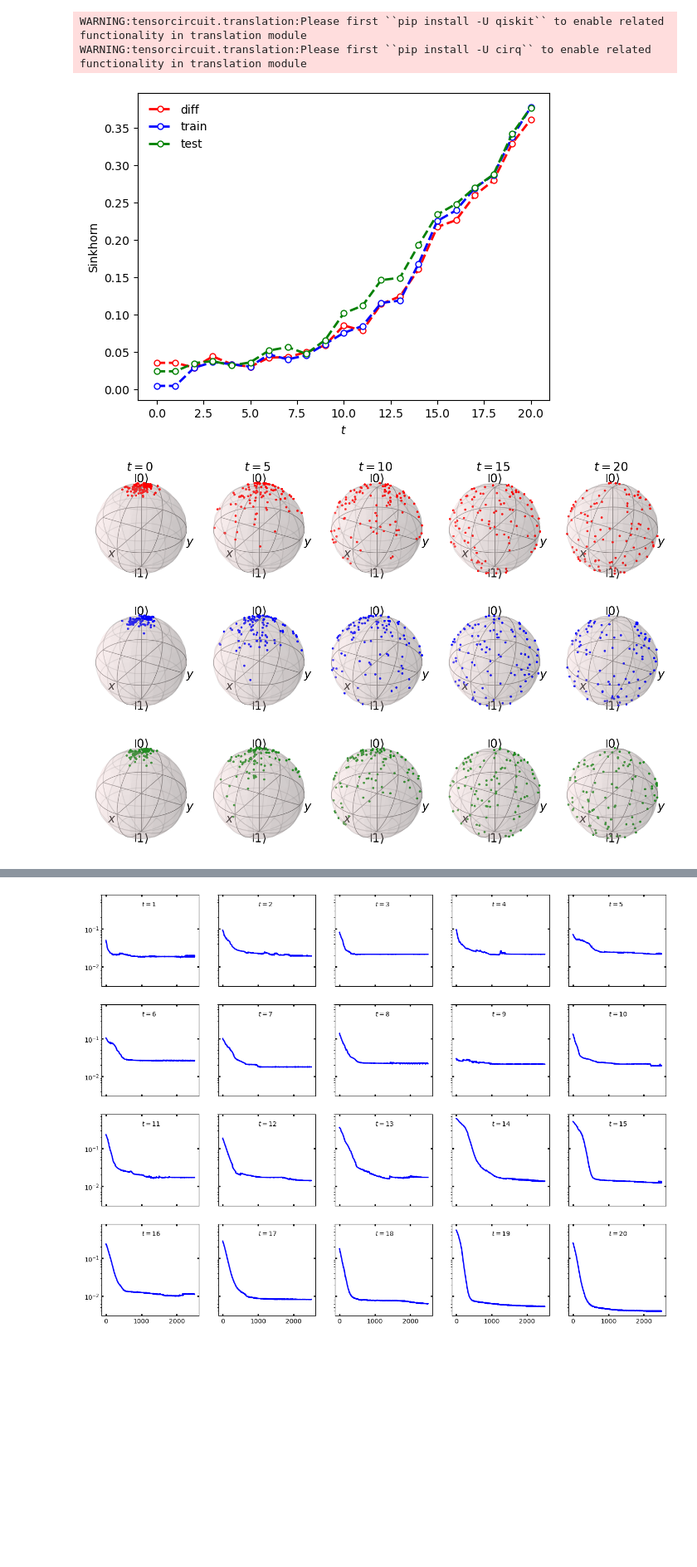
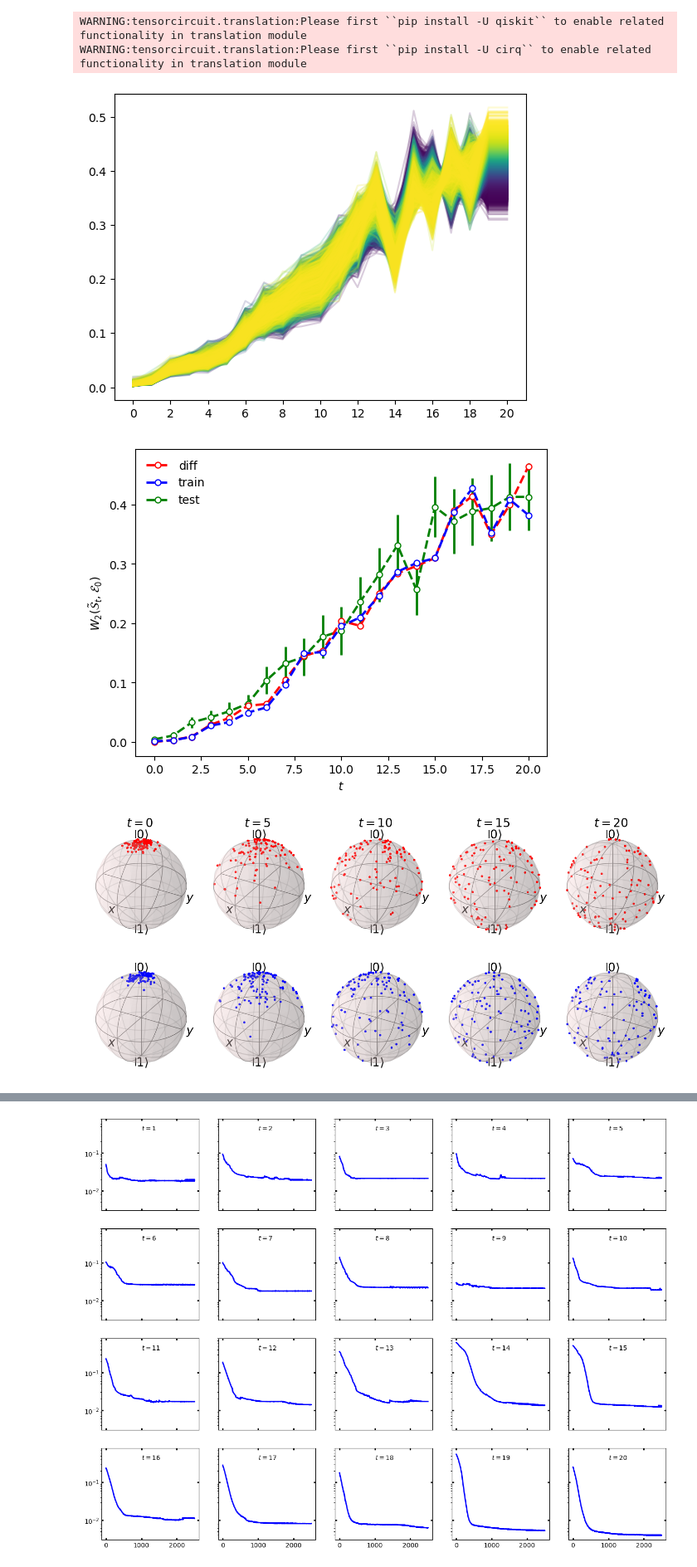
Before and after one commit to Francis-Hsu/QuantGenMdl, a Jupyter notebook: cluster_plot.ipynb, the cells around one changed output, grey strips where cells are left out. Shown at 83% size. Cells and saved outputs as stored; diff of their text form; code cells hidden in the pictures; blank space fills up the shorter version.

Commit message:
update plots for cluster data

```diff
--- a/cluster_plot.ipynb
+++ b/cluster_plot.ipynb
@@ -36,3 +37,8 @@ epochs = 1201
 
 states_diff = jnp.load('data/cluster/cluster0Diff_n1T20_N100.npy')
 params_tot = jnp.load('output/cluster0Diff_n1T20_N100_param_sink.npy')
+state_target = states_diff[0]
+
+model = QDDPM(n=n, na=na, T=T, L=L)
+inputs_T_train = HaarSampleGeneration(Ndata, 2 ** n, seed=42)
+dataset_train = model.backDataGeneration(inputs_T_train, params_tot, Ndata)
@@ -46,7 +44,0 @@ dataset_test = model.backDataGeneration(inputs_T_test, params_tot, Ndata)
-# %%
-dist_list = []
-for i in range(T + 1, 0, -1):
-    diff_dist = sinkhornDistance(inputs_T_train, states_diff[i], reg=0.001, threshold=1e-5).item()
-    train_dist = sinkhornDistance(inputs_T_train, dataset_train[i], reg=0.001, threshold=1e-5).item()
-    test_dist = sinkhornDistance(inputs_T_train, dataset_test[i], reg=0.001, threshold=1e-5).item()
-    dist_list.append([diff_dist, train_dist, test_dist])
@@ -53,45 +61,61 @@ for i in range(T + 1, 0, -1):
+# %%
+test_dist_plt = test_dist[test_dist[:, T + 1].argsort()].T
+
+fig, ax = plt.subplots()
+ax.set_prop_cycle(color=plt.cm.viridis(np.linspace(0, 1, n_test)))
+ax.plot(test_dist_plt, alpha=0.2);
+ax.set_xticks(range(0, 21, 2));
+# %% [output]
+[figure, added]
+# %%
+dist_list = []
+for i in range(T + 1):
+    M_diff = 1. - jnp.abs(contract('mi,ni->mn', states_diff[i].conj(), state_target)) ** 2.
+    diff_dist = ot.solve(M_diff).value
+
+    M_train = 1. - jnp.abs(contract('mi,ni->mn', dataset_train[i].conj(), state_target)) ** 2.
+    train_dist = ot.solve(M_train).value
+
+    dist_list.append([diff_dist, train_dist])
+
+dist_list = jnp.array(dist_list)
 # %%
 fig, ax = plt.subplots()
 ax.set_prop_cycle(cycler(color=['r', 'b', 'g']))
-ax.plot(np.array(dist_list), 'o--', markersize=5, mfc='white', lw=2, label=['diff', 'train', 'test'], zorder=5)
-ax.set_ylabel('Sinkhorn')
+ax.plot(np.array(dist_list), 'o--', markersize=5, mfc='white', lw=2, label=['diff', 'train'], zorder=5)
+ax.errorbar(x=range(21), y=test_dist_mean, yerr=2 * test_dist_sd, label='test', marker='o', markersize=5, mfc='w', lw=2, linestyle='--')
+ax.set_ylabel('$W_2(\\tilde{\mathcal{S}}_t,\mathcal{E}_0)$')
 ax.set_xlabel('$t$')
-ax.legend(loc=2, framealpha=0);
+handles, labels = ax.get_legend_handles_labels()
+handles[2] = handles[2][0]
+ax.legend(handles, labels, loc=2, framealpha=0);
 # %% [output]
-[figure, old version]
+[figure, new version]
 # %%
 # bloch visualize on the backward denoise process
-fig, axs = plt.subplots(3,5, figsize=(14,10), subplot_kw={'projection': '3d'})
+fig, axs = plt.subplots(2, 5, figsize=(14,7), subplot_kw={'projection': '3d'})
 cc = 0
 for i in range(0, T+1, 5):
     xs0, ys0, zs0 = bloch_xyz(states_diff[i])
     xs1, ys1, zs1 = bloch_xyz(dataset_train[i])
-    xs2, ys2, zs2 = bloch_xyz(dataset_test[i])
     b0 = Bloch(fig=fig, axes=axs[0,cc])
     b0.clear()
     b0.add_points([xs0, ys0, zs0])
     b0.point_color = ['r']*Ndata
     b0.point_style = 'm'
     b0.point_size = 8 * np.ones(Ndata)
     b0.render()
     b1 = Bloch(fig=fig, axes=axs[1,cc])
     b1.clear()
     b1.add_points([xs1, ys1, zs1])
     b1.point_color = ['b']*Ndata
     b1.point_style = 'm'
     b1.point_size = 8 * np.ones(Ndata)
     b1.render()
-    b2 = Bloch(fig=fig, axes=axs[2,cc])
-    b2.clear()
-    b2.add_points([xs2, ys2, zs2])
-    b2.point_color = ['forestgreen']*Ndata
-    b2.point_style = 'm'
-    b2.point_size = 8 * np.ones(Ndata)
-    b2.render()
     axs[0,cc].set_title(r'$t=%d$'%i, fontsize=20)
     cc += 1
 plt.tight_layout()
 plt.show()
 plt.close()
 # %% [output]
-[figure, old version]
+[figure, new version]
```
Also changed, not shown: parts of 7 cells of this notebook.
